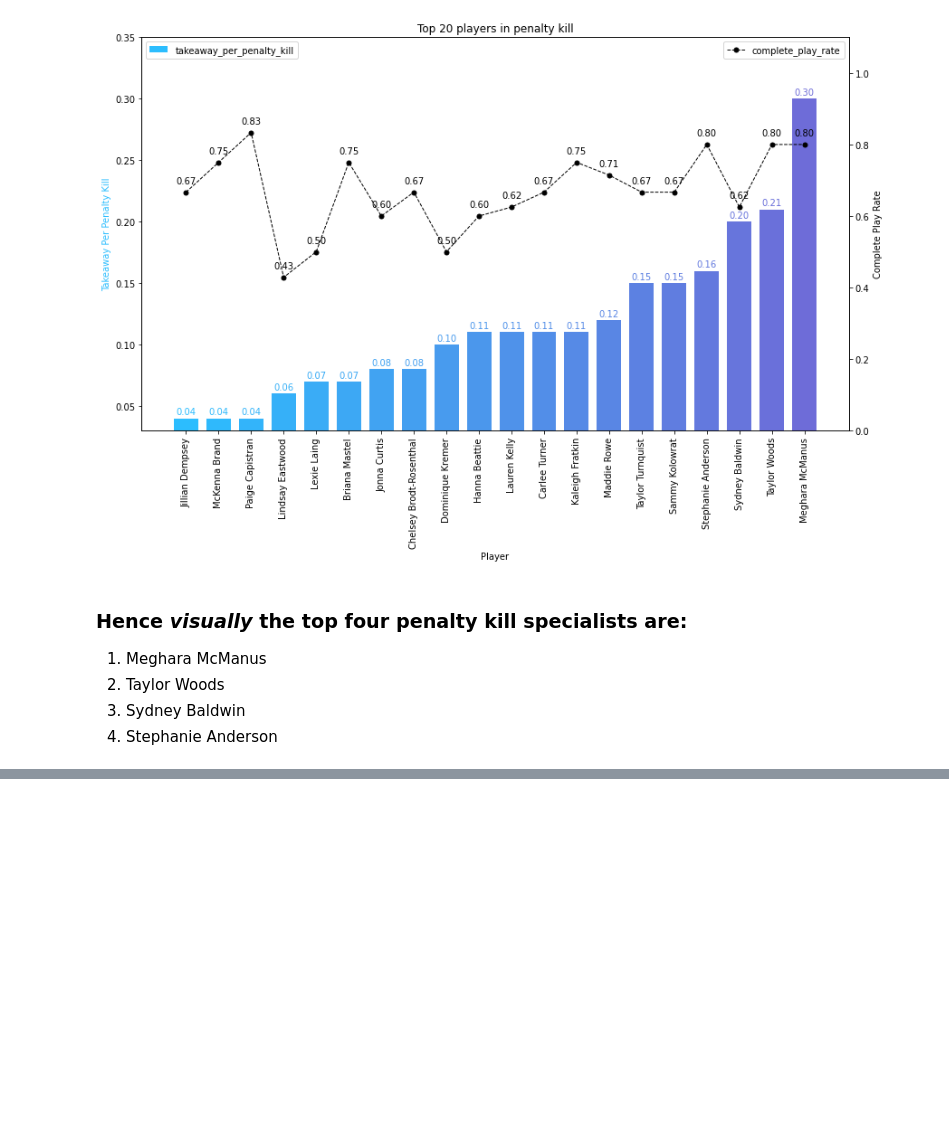
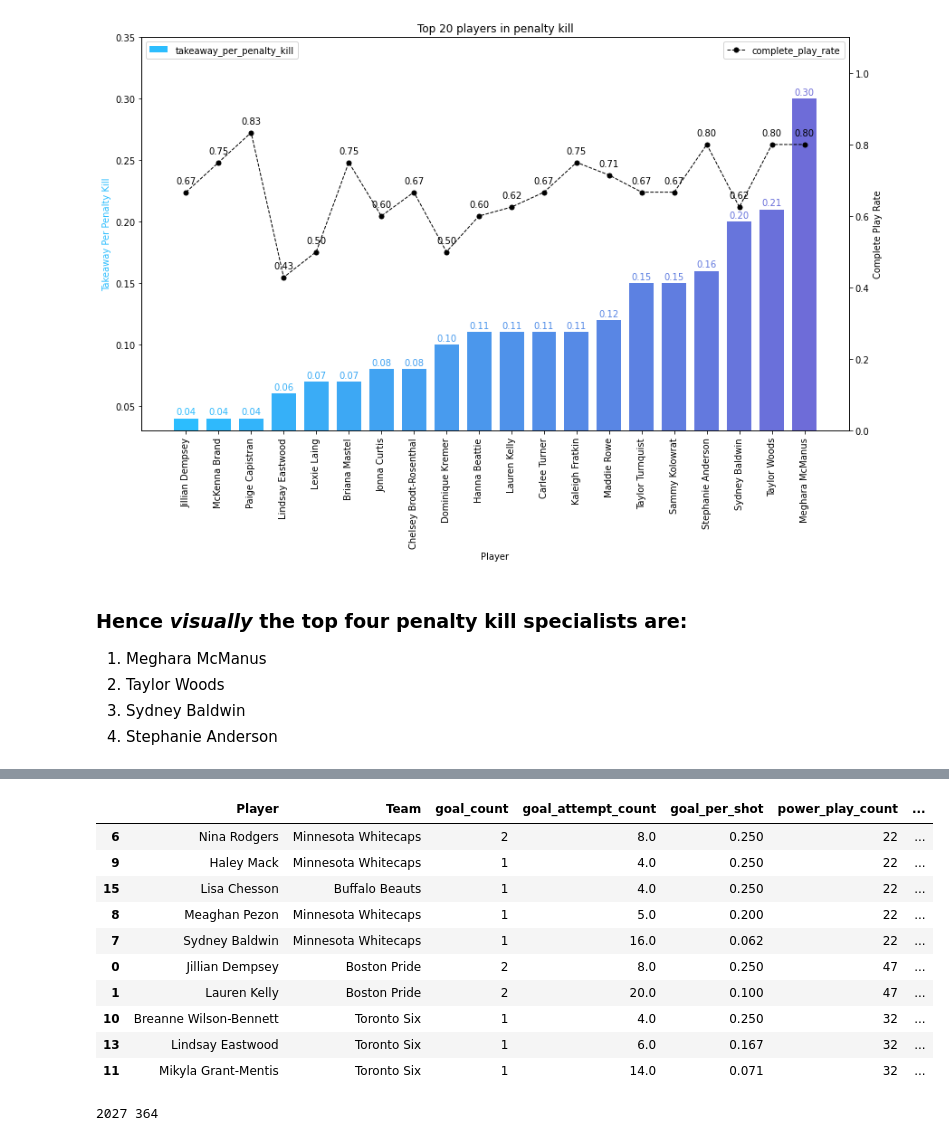
Before and after one commit to tassadaryl/Team-Orange-Rotman-2022Datathon, a Jupyter notebook: specialists.ipynb, the cells around one changed output, grey strips where cells are left out. Saved outputs shown, nothing was run; the diff lists cells and outputs as text; code cells hidden in the pictures; blank space fills up the shorter version.

```diff
--- a/specialists.ipynb
+++ b/specialists.ipynb
@@ -340,0 +351,4 @@ plt.show()
+# %%
+# count the number of goals per player in the power play
+df_power_play_goals_count = df_power_play_goals["Player"].groupby(df_power_play_goals["Player"]).count().sort_values(ascending=False).reset_index(name="goal_count")
+df_power_play_shots_count = df_power_play_shots["Player"].groupby(df_power_play_shots["Player"]).count().sort_values(ascending=False).reset_index(name="shot_count")
@@ -340,0 +373,11 @@ plt.show()
+# %%
+df_power_play_goal_stats = pd.merge(df_power_play_goals_count, df_power_play_shots_count, on="Player", how="left", )
+# %%
+df_power_play_goal_stats.fillna(0, inplace=True)
+df_power_play_goal_stats = df_power_play_goal_stats.assign(goal_attempt_count = lambda x: x["goal_count"] + x["shot_count"],
+                                                           goal_per_shot = lambda x: x["goal_count"] / x["goal_attempt_count"])
+
+# only count players with more than 3 shots to eliminate the noise
+df_power_play_goal_stats = df_power_play_goal_stats[df_power_play_goal_stats["goal_attempt_count"] > 3.5]
+df_power_play_goal_stats = df_power_play_goal_stats.round(3)
+df_power_play_goal_stats.head()
@@ -340,0 +391,22 @@ plt.show()
+# %%
+# join the table with player info and team info
+df_power_play_goal_stats = pd.merge(df_power_play_goal_stats, df_player_info, on="Player")
+df_power_play_goal_stats = pd.merge(df_power_play_goal_stats, df_team_info, left_on="Team", right_on="Team_Name")
+df_power_play_goal_stats = df_power_play_goal_stats.assign(goal_per_power_play = lambda x: x["goal_count"] / x["power_play_count"])
+df_power_play_goal_stats = df_power_play_goal_stats.round(3)
+# %%
+df_power_play_goal_stats = df_power_play_goal_stats[["Player", "Team", "goal_count", "goal_attempt_count", "goal_per_shot", "power_play_count", "goal_per_power_play"]]
+df_power_play_goal_stats.sort_values(by=["goal_per_power_play", "goal_per_shot"], ascending=[False, False], inplace=True)
+df_power_play_goal_stats.head(10)
+# %% [output]
+|  | Player | Team | goal_count | goal_attempt_count | goal_per_shot | power_play_count | ... |
+| 6 | Nina Rodgers | Minnesota Whitecaps | 2 | 8.0 | 0.250 | 22 | ... |
+| 9 | Haley Mack | Minnesota Whitecaps | 1 | 4.0 | 0.250 | 22 | ... |
+| 15 | Lisa Chesson | Buffalo Beauts | 1 | 4.0 | 0.250 | 22 | ... |
+| 8 | Meaghan Pezon | Minnesota Whitecaps | 1 | 5.0 | 0.200 | 22 | ... |
+| 7 | Sydney Baldwin | Minnesota Whitecaps | 1 | 16.0 | 0.062 | 22 | ... |
+| 0 | Jillian Dempsey | Boston Pride | 2 | 8.0 | 0.250 | 47 | ... |
+| 1 | Lauren Kelly | Boston Pride | 2 | 20.0 | 0.100 | 47 | ... |
+| 10 | Breanne Wilson-Bennett | Toronto Six | 1 | 4.0 | 0.250 | 32 | ... |
+| 13 | Lindsay Eastwood | Toronto Six | 1 | 6.0 | 0.167 | 32 | ... |
+| 11 | Mikyla Grant-Mentis | Toronto Six | 1 | 14.0 | 0.071 | 32 | ... |
@@ -340,0 +418,5 @@ plt.show()
+# %%
+# passes in power play is very common
+print(len(df_complete_play_pp), len(df_incomplete_play_pp))
+# %% [output]
+2027 364
```
Also changed, not shown: parts of 16 cells of this notebook.
